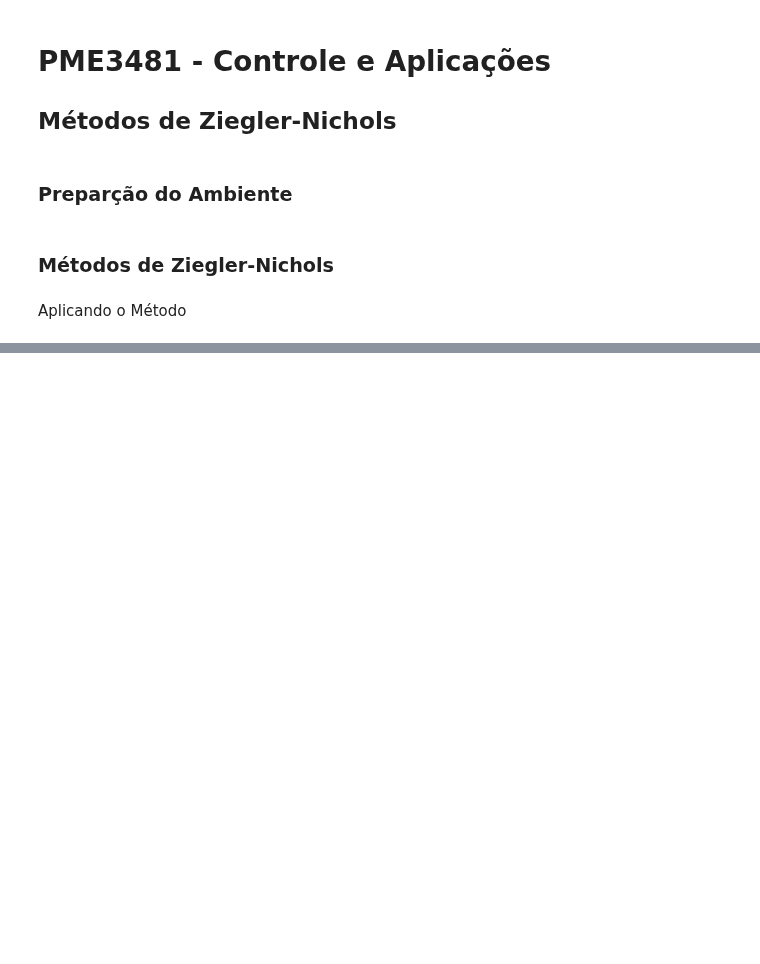
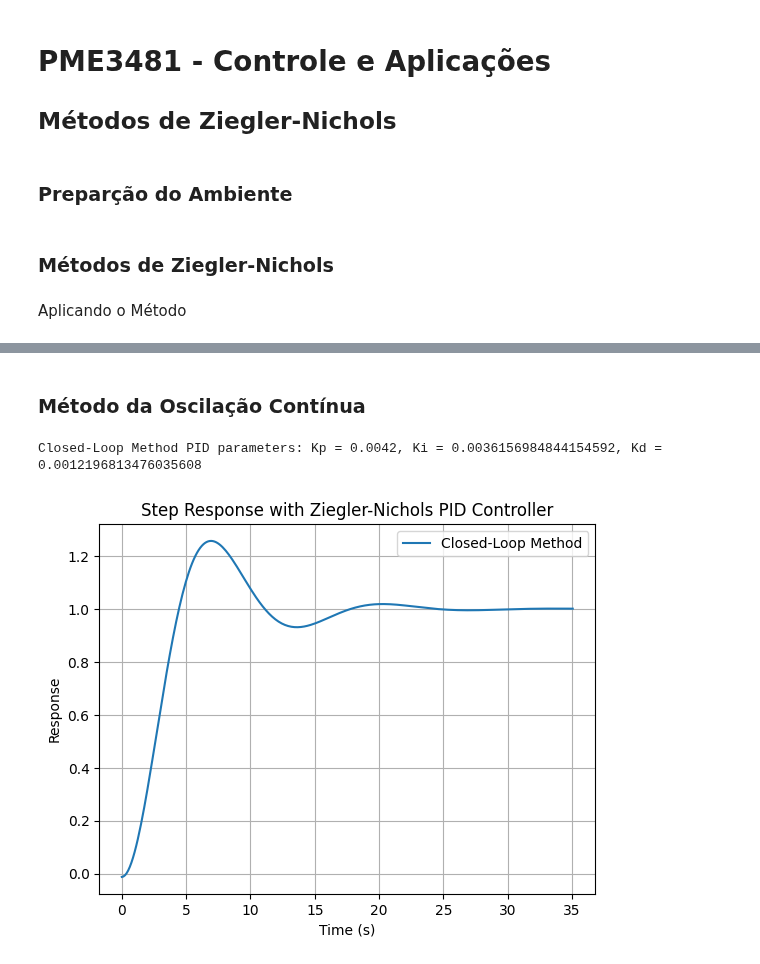
Before and after one commit to lucascarvalho10/pme3481, a Jupyter notebook: T2/ziegler.ipynb, the cells around one changed output, grey strips where cells are left out. Saved outputs shown, nothing was run; the diff lists cells and outputs as text; code cells hidden in the pictures; blank space fills up the shorter version.

Commit message:
:sparkles: add: classical control analysis

```diff
--- a/T2/ziegler.ipynb
+++ b/T2/ziegler.ipynb
@@ -99,0 +108,35 @@ Closed-Loop Method PID parameters: Kp = 0.6, Ki = 0.3, Kd = 0.3
+# %% [markdown]
+### Método da Oscilação Contínua
+# %%
+# Define the plant transfer function
+G = ctl.tf([-9.79273731153111,-4.89636863484562,157.678706348201,78.8393531688707], [1,4,5.25,2.75,0.5])
+
+Ku = 0.007
+Pu = 2 * np.pi / np.arccos(-1 / (Ku * ctl.dcgain(G)))
+
+# Calculate Ziegler-Nichols PID parameters
+Kp_cl = 0.6 * Ku
+Ti_cl = 0.5 * Pu
+Td_cl = 0.125 * Pu
+
+Ki_cl = Kp_cl / Ti_cl
+Kd_cl = Kp_cl * Td_cl
+
+print(f'Closed-Loop Method PID parameters: Kp = {Kp_cl}, Ki = {Ki_cl}, Kd = {Kd_cl}')
+
+# Plot the step response for the closed-loop method
+pid_cl = ctl.TransferFunction([Kd_cl, Kp_cl, Ki_cl], [1, 0])
+system_cl = ctl.feedback(pid_cl * G, 1)
+T_cl, yout_cl = ctl.step_response(system_cl)
+
+plt.figure()
+plt.plot(T_cl, yout_cl, label='Closed-Loop Method')
+plt.xlabel('Time (s)')
+plt.ylabel('Response')
+plt.title('Step Response with Ziegler-Nichols PID Controller')
+plt.legend()
+plt.grid(True)
+plt.show()
+# %% [output]
+Closed-Loop Method PID parameters: Kp = 0.0042, Ki = 0.0036156984844154592, Kd = 0.0012196813476035608
+[figure, added]
```
Also changed, not shown: parts of 5 cells of this notebook, 5 other files.
